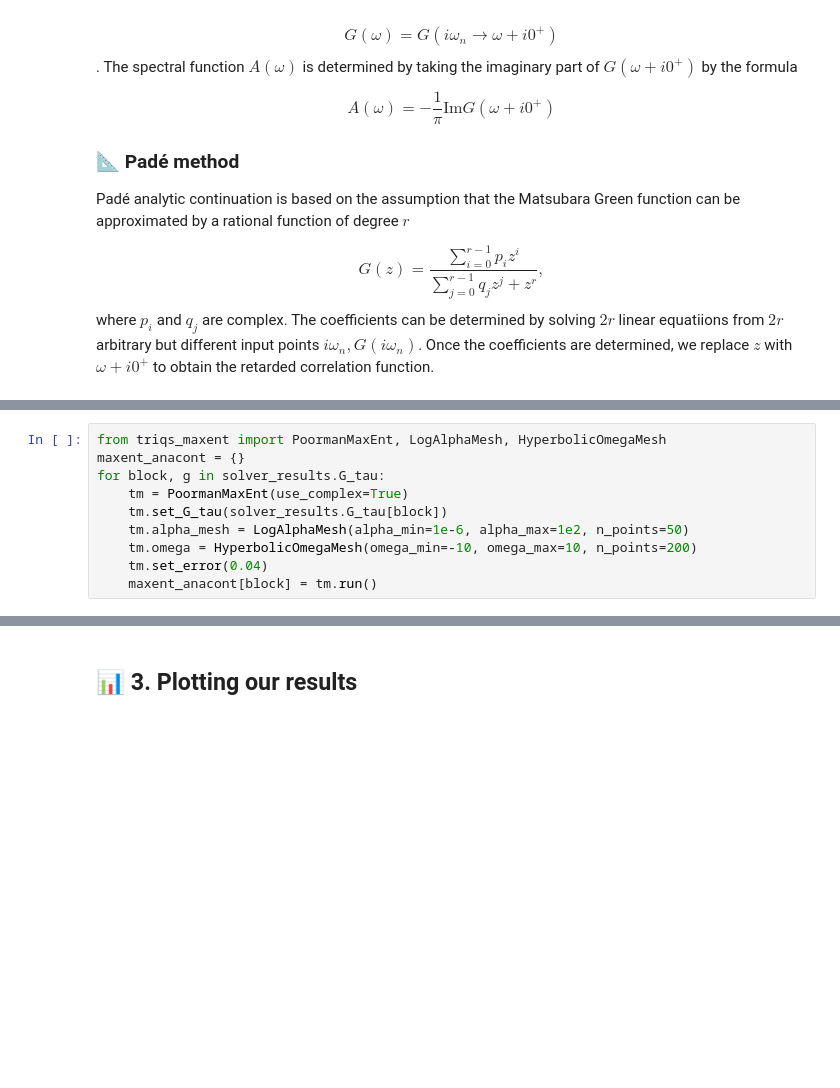
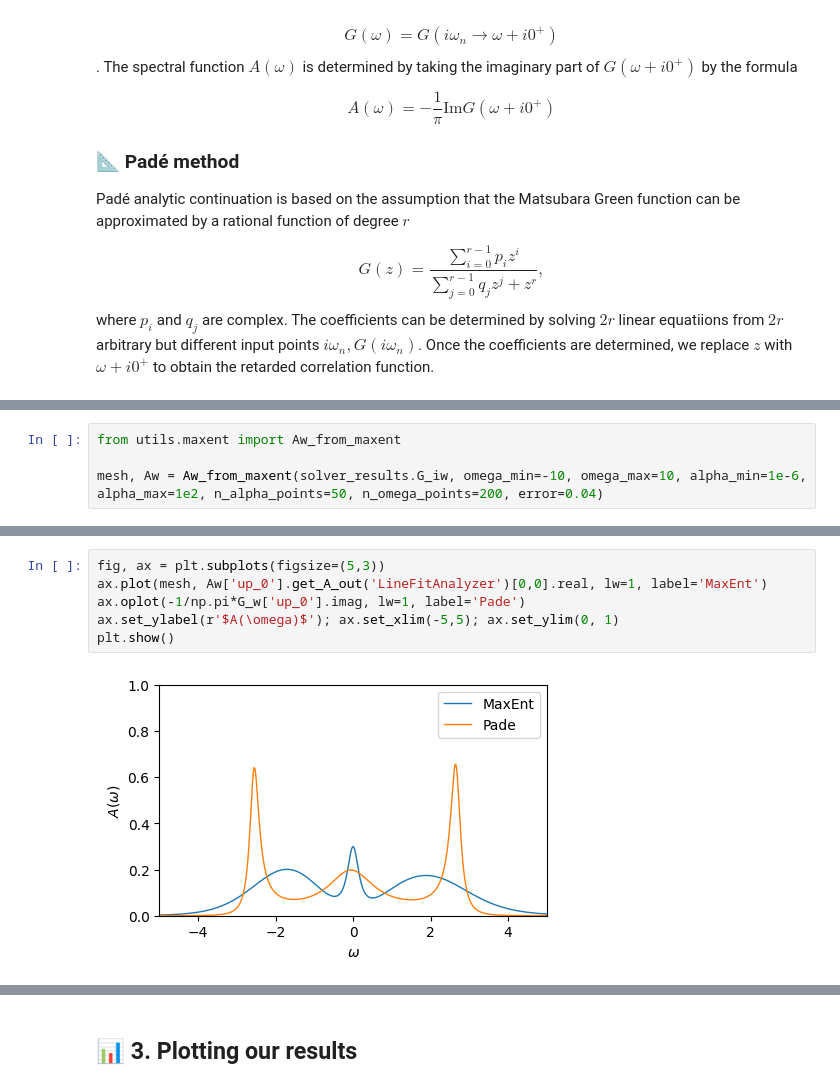
Before and after one commit to harrisonlabollita/TRIQS-tutorials, a Jupyter notebook: ModEST-DMFT/02s-lco-one-band.ipynb, the cells around one changed output, grey strips where cells are left out. Saved outputs shown, nothing was run; the diff lists cells and outputs as text; blank space fills up the shorter version.

```diff
--- a/ModEST-DMFT/02s-lco-one-band.ipynb
+++ b/ModEST-DMFT/02s-lco-one-band.ipynb
@@ -519,10 +564,4 @@ plt.show()
 # %%
-from triqs_maxent import PoormanMaxEnt, LogAlphaMesh, HyperbolicOmegaMesh
-maxent_anacont = {}
-for block, g in solver_results.G_tau:
-    tm = PoormanMaxEnt(use_complex=True)
-    tm.set_G_tau(solver_results.G_tau[block])
-    tm.alpha_mesh = LogAlphaMesh(alpha_min=1e-6, alpha_max=1e2, n_points=50)
-    tm.omega = HyperbolicOmegaMesh(omega_min=-10, omega_max=10, n_points=200)
-    tm.set_error(0.04)
-    maxent_anacont[block] = tm.run()
+from utils.maxent import Aw_from_maxent
+
+mesh, Aw = Aw_from_maxent(solver_results.G_iw, omega_min=-10, omega_max=10, alpha_min=1e-6, alpha_max=1e2, n_alpha_points=50, n_omega_points=200, error=0.04)
@@ -528,0 +586,8 @@ for block, g in solver_results.G_tau:
+# %%
+fig, ax = plt.subplots(figsize=(5,3))
+ax.plot(mesh, Aw['up_0'].get_A_out('LineFitAnalyzer')[0,0].real, lw=1, label='MaxEnt')
+ax.oplot(-1/np.pi*G_w['up_0'].imag, lw=1, label='Pade')
+ax.set_ylabel(r'$A(\omega)$'); ax.set_xlim(-5,5); ax.set_ylim(0, 1)
+plt.show()
+# %% [output]
+[figure, added]
```
Also changed, not shown: parts of 29 cells of this notebook, 4 other files.
